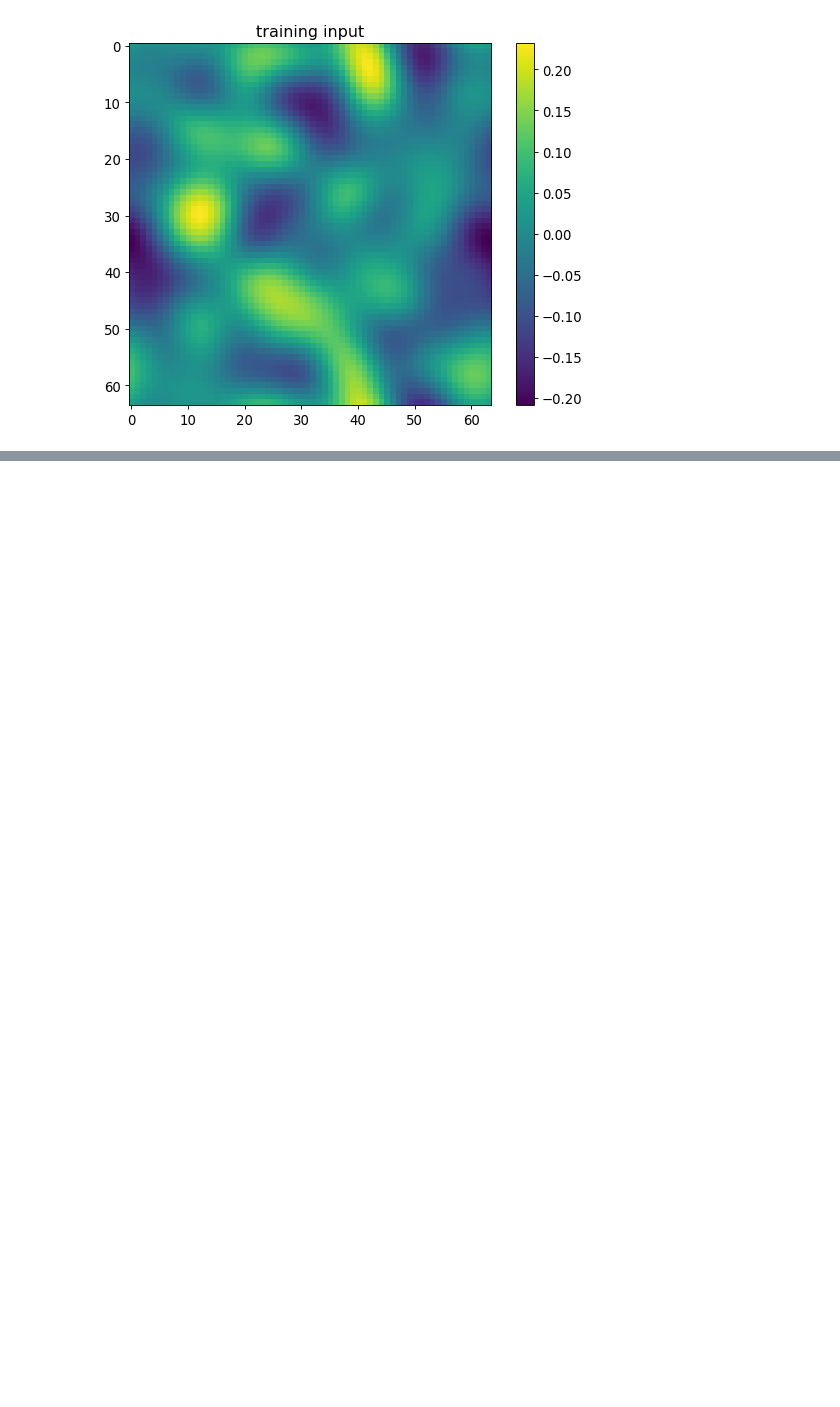
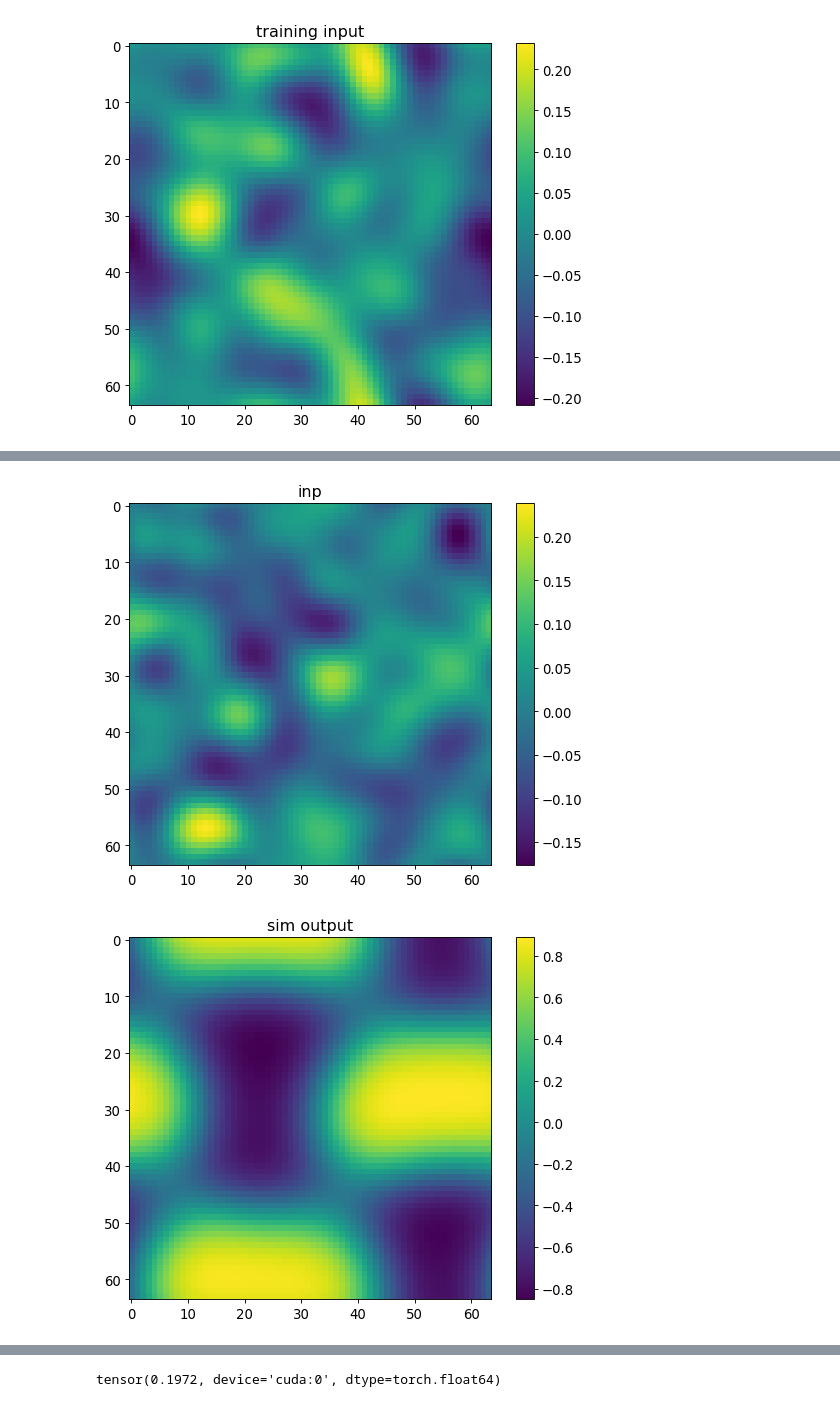
Before and after one commit to auag92/chnet, a Jupyter notebook: CNN model for Cahn-Hill Dynamics-Unet.ipynb, the cells around one changed output, grey strips where cells are left out. Drawn from its saved outputs; the diff is of its cells as text; code cells hidden in the pictures; blank space fills up the shorter version.

```diff
--- a/CNN model for Cahn-Hill Dynamics-Unet.ipynb
+++ b/CNN model for Cahn-Hill Dynamics-Unet.ipynb
@@ -444,0 +451,20 @@ plt.show()
+# %%
+ix = 12
+
+item_prd = val_dataset[ix]
+x1 = item_prd['x'].to(device)
+y1 = item_prd['y'][None].to(device)
+y2 = model(y1)
+
+im_x1 = x1[0].detach().cpu().numpy()
+im_y1 = y1[0].detach().cpu().numpy()
+im_y2 = y2[0].detach().cpu().numpy()
+
+draw_im(im_x1, "inp")
+draw_im(im_y1, "sim output")
+draw_im(im_y2, "cnn output")
+
+print(mse_loss(y1, y2).data)
+# %% [output]
+[figure, added]
+[figure, added]
@@ -445,3 +472,4 @@ plt.show()
+tensor(0.1972, device='cuda:0', dtype=torch.float64)
 # %%
 ix = 12
 
```
Also changed, not shown: parts of 19 cells of this notebook, 1 other file.
